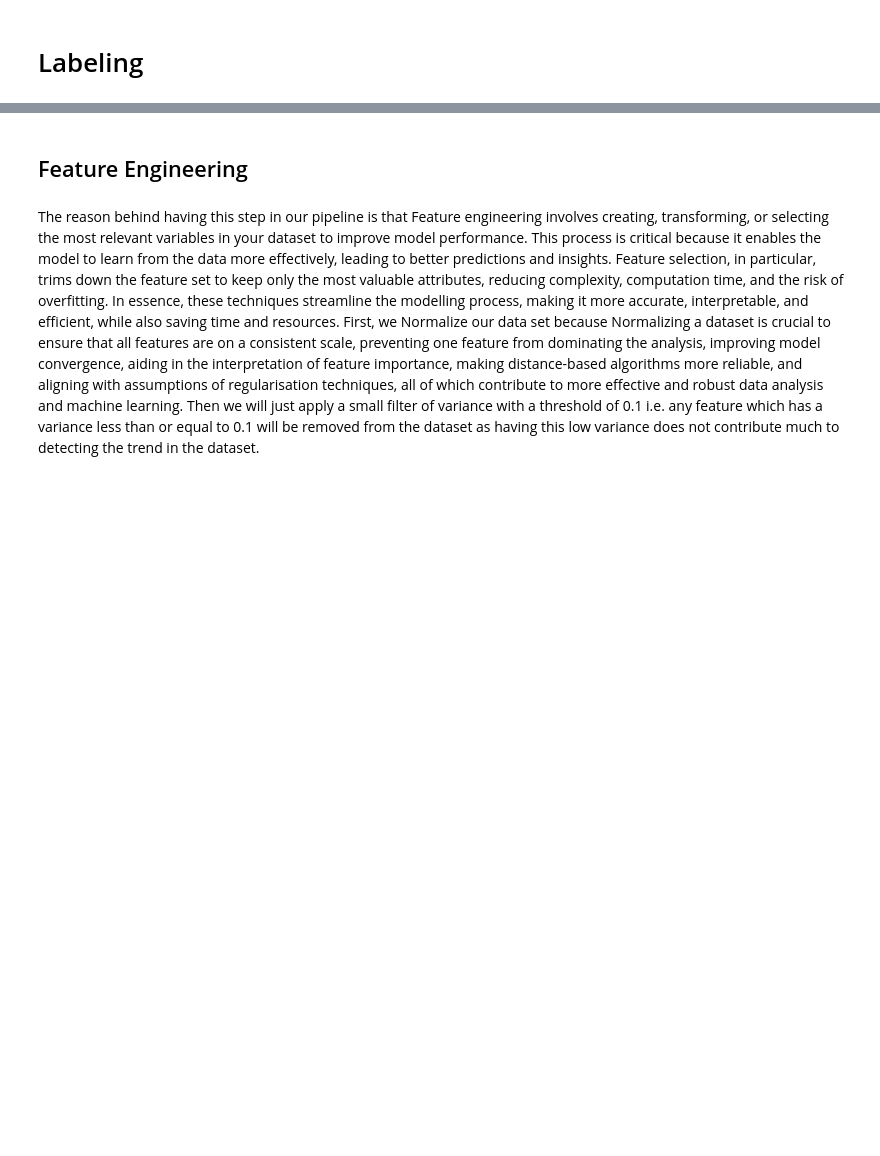
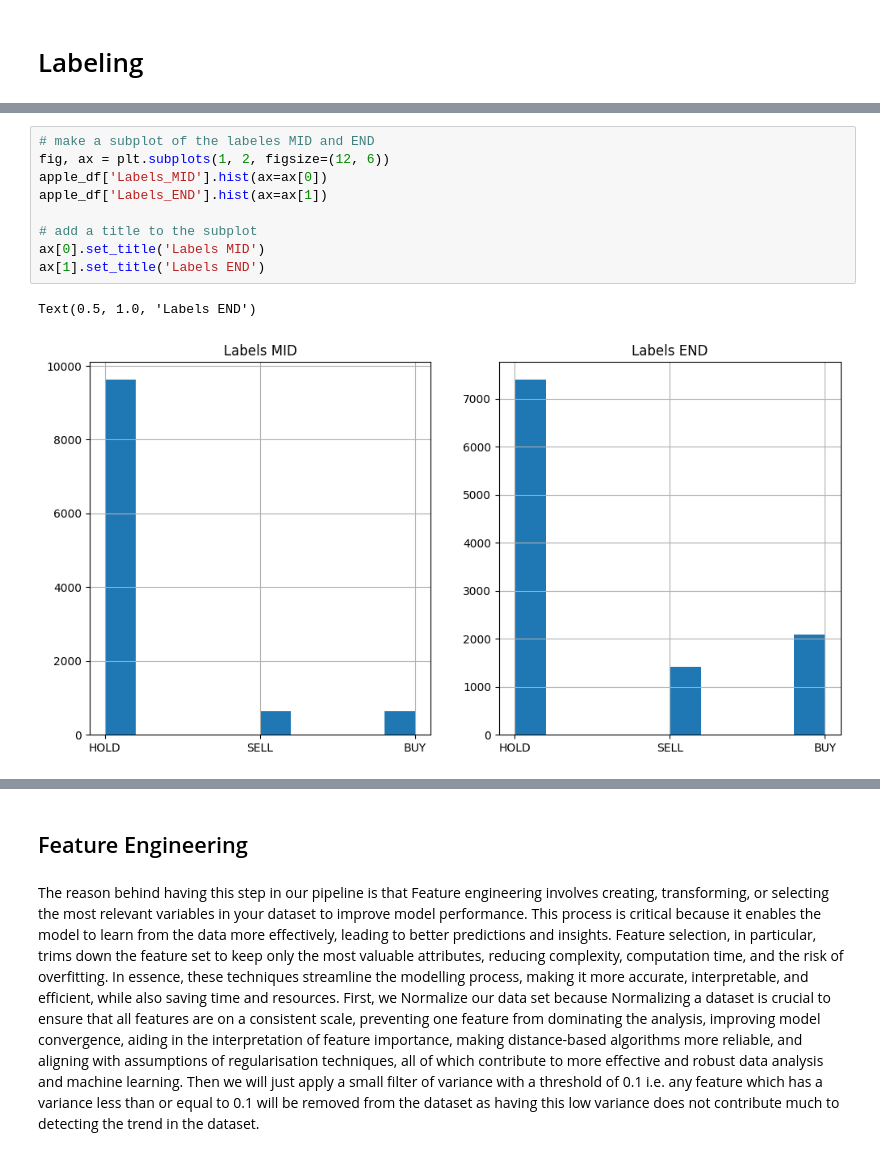
Before and after one commit to Deadeye111/fhgr-cds-305-trading-bot, a Jupyter notebook: CCN/CNN_based_TradingBot_V1.ipynb, the cells around one changed output, grey strips where cells are left out. Saved outputs shown, nothing was run; the diff lists cells and outputs as text; blank space fills up the shorter version.

```diff
--- a/CCN/CNN_based_TradingBot_V1.ipynb
+++ b/CCN/CNN_based_TradingBot_V1.ipynb
@@ -259,3 +321,15 @@ apple_df['Labels'].hist()
+# %%
+# make a subplot of the labeles MID and END
+fig, ax = plt.subplots(1, 2, figsize=(12, 6))
+apple_df['Labels_MID'].hist(ax=ax[0])
+apple_df['Labels_END'].hist(ax=ax[1])
+
+# add a title to the subplot
+ax[0].set_title('Labels MID')
+ax[1].set_title('Labels END')
+# %% [output]
+Text(0.5, 1.0, 'Labels END')
+[figure, added]
 # %%
 plt.figure(figsize=(15, 7))
 
```
Also changed, not shown: parts of 12 cells of this notebook.
